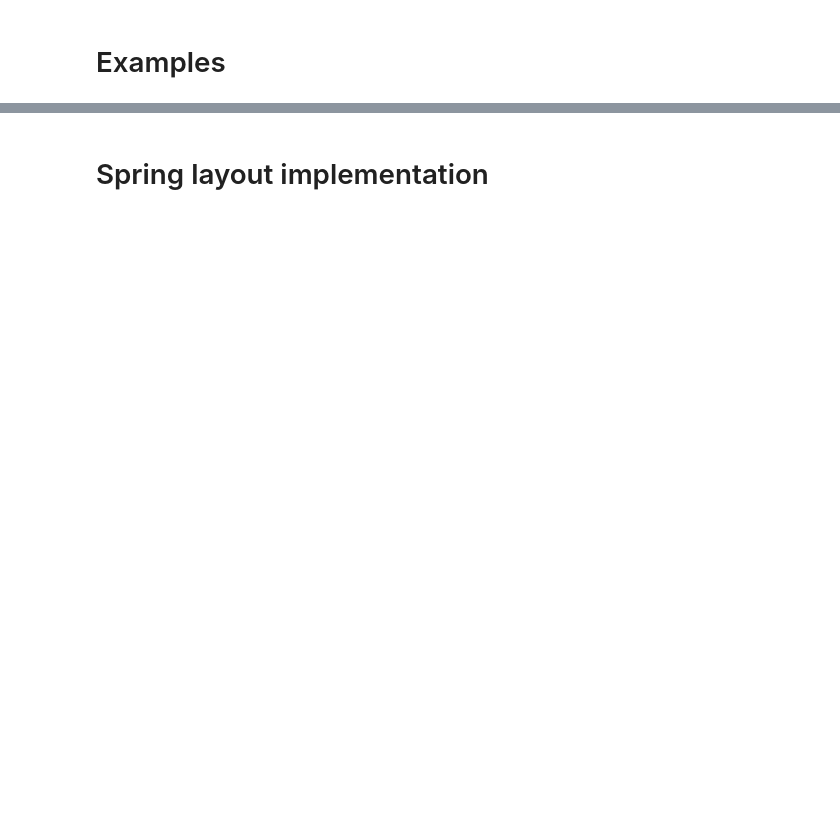
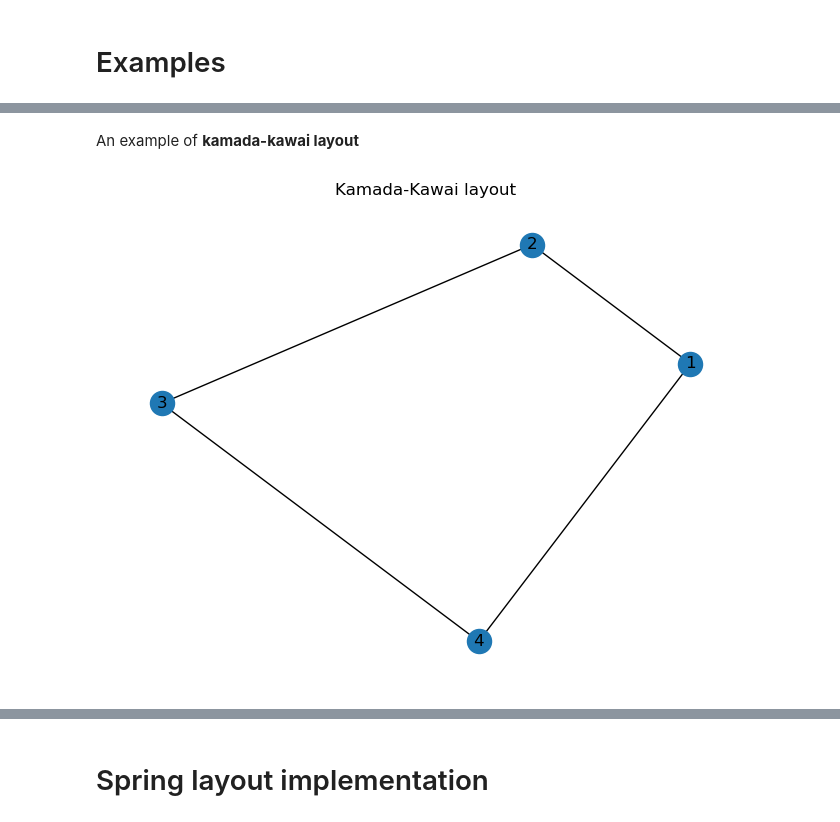
Before and after one commit to Rentib/graph-visualization, a Jupyter notebook: notebook.ipynb, the cells around one changed output, grey strips where cells are left out. Drawn from its saved outputs; the diff is of its cells as text; code cells hidden in the pictures; blank space fills up the shorter version.

```diff
--- a/notebook.ipynb
+++ b/notebook.ipynb
@@ -109,0 +126,22 @@ nx.draw(nx.karate_club_graph(), nx.shell_layout(G, shells), with_labels=True)
+# %% [markdown]
+An example of **kamada-kawai layout**
+# %%
+G = nx.Graph()
+G.add_edges_from([(1, 2), (2, 3), (3, 4), (4, 1)])
+dist = {
+    1: {2: 0.5, 3: 1.0, 4: 1.0},
+    2: {1: 0.5, 3: 1.0, 4: 1.0},
+    3: {1: 1.0, 2: 1.0, 4: 1.0},
+    4: {1: 1.0, 2: 1.0, 3: 1.0}
+}
+
+# 1 - 2
+# |   |
+# 3 - 4
+
+pos = nx.kamada_kawai_layout(G, dist=dist)
+nx.draw(G, pos, with_labels=True)
+plt.title("Kamada-Kawai layout")
+plt.show()
+# %% [output]
+[figure, added]
```
Also changed, not shown: parts of 20 cells of this notebook, 2 other files.
